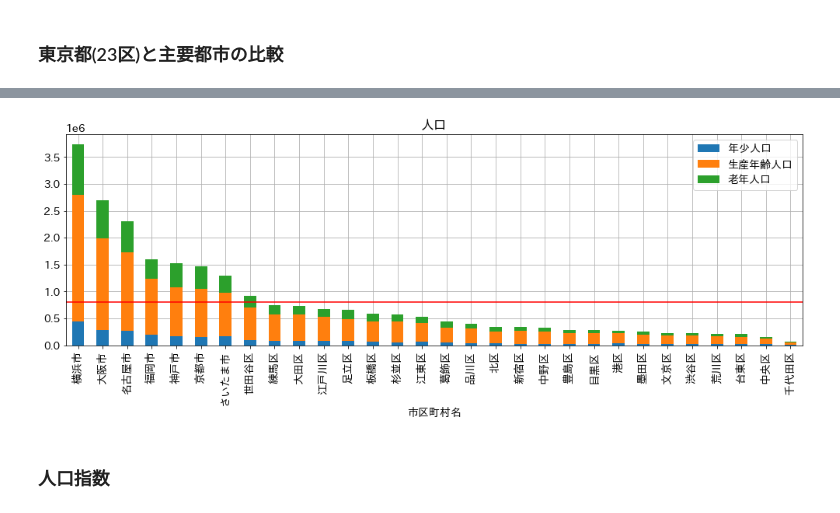
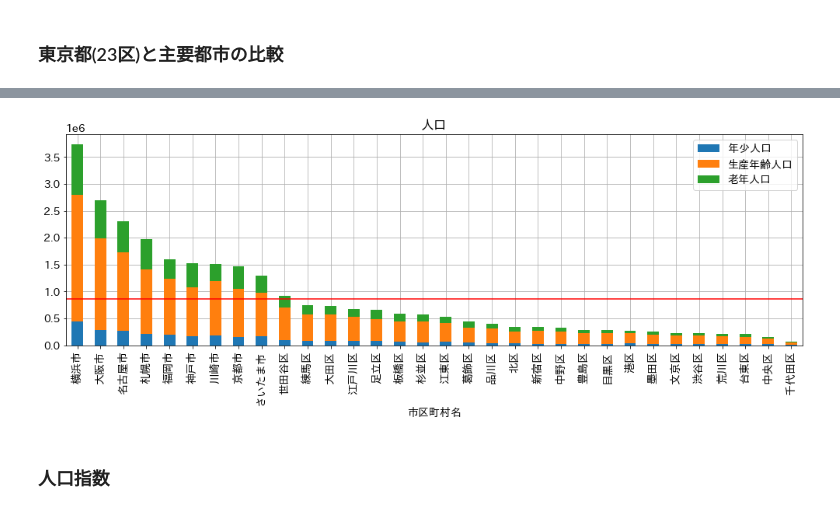
Before and after one commit to yumehara/hackday_2022, a Jupyter notebook: notebooks/all_city_score.ipynb, the cells around one changed output, grey strips where cells are left out. Saved outputs shown, nothing was run; the diff lists cells and outputs as text; code cells hidden in the pictures.

```diff
--- a/notebooks/all_city_score.ipynb
+++ b/notebooks/all_city_score.ipynb
@@ -182,0 +262,2 @@ df_city_all['人口千人当たりの交通事故件数'] = df_city_all['交通
+# %%
+df_city_feature['人口千人当たりの交通事故件数'] = df_city_feature['交通事故発生件数'] / df_city_feature['人口'] * 1000
@@ -183,4 +270,4 @@ df_city_all['人口千人当たりの交通事故件数'] = df_city_all['交通
 # %% [markdown]
 ### 環境
 # %%
-df_city_all['人口一人当たりの公園費'] = df_city_all['007:土木費・都市計画費・公園費'] / df_city_all['総人口']
+df_city_feature['人口一人当たりの公園費'] = df_city_feature['007:土木費・都市計画費・公園費'] / df_city_feature['人口']
@@ -187,5 +280,5 @@ df_city_all['人口一人当たりの公園費'] = df_city_all['007:土木費・
 # %% [markdown]
 ### 防災
 # %%
-df_city_all['人口一人当たりの消防費'] = df_city_all['001:消防費'] / df_city_all['総人口']
-df_city_all['人口一人当たりの災害救助費'] = df_city_all['006:民生費・災害救助費'] / df_city_all['総人口']
+df_city_feature['人口一人当たりの消防費'] = df_city_feature['001:消防費'] / df_city_feature['人口']
+df_city_feature['人口一人当たりの災害救助費'] = df_city_feature['006:民生費・災害救助費'] / df_city_feature['人口']
@@ -212,7 +345,7 @@ def draw_stacked_bar_graph_by_city(df_data, title, mean):
 # %% [markdown]
 ### 東京都(23区)と主要都市の比較
 # %%
-df_big_city = df_city_all[
-    ((df_city_all['都道府県名'] == '東京都')&(df_city_all['市区町村名'].str.endswith('区')))|
-    (df_city_all['市区町村名'].isin(['さいたま市', '横浜市', '名古屋市', '大阪市', '京都市', '神戸市', '福岡市']))
+df_big_city = df_city_feature[
+    ((df_city_feature['都道府県名'] == '東京都')&(df_city_feature['市区町村名'].str.endswith('区')))|
+    (df_city_feature['市区町村名'].isin(['札幌市', 'さいたま市', '横浜市', '川崎市', '名古屋市', '大阪市', '京都市', '神戸市', '福岡市']))
 ]
@@ -235,10 +383,10 @@ draw_stacked_bar_graph_by_city(
 # %%
 draw_stacked_bar_graph_by_city(
-    df_big_city.sort_values('総人口', ascending=False)[['市区町村名', '年少人口', '生産年齢人口', '老年人口']], '人口',
-    df_big_city['総人口'].mean()
+    df_big_city.sort_values('人口', ascending=False)[['市区町村名', '年少人口', '生産年齢人口', '老年人口']], '人口',
+    df_big_city['人口'].mean()
 )
 # %% [output]
-[figure, old version]
+[figure, new version]
 # %% [markdown]
 ### 人口指数
 # %%
```
Also changed, not shown: parts of 37 cells of this notebook.
